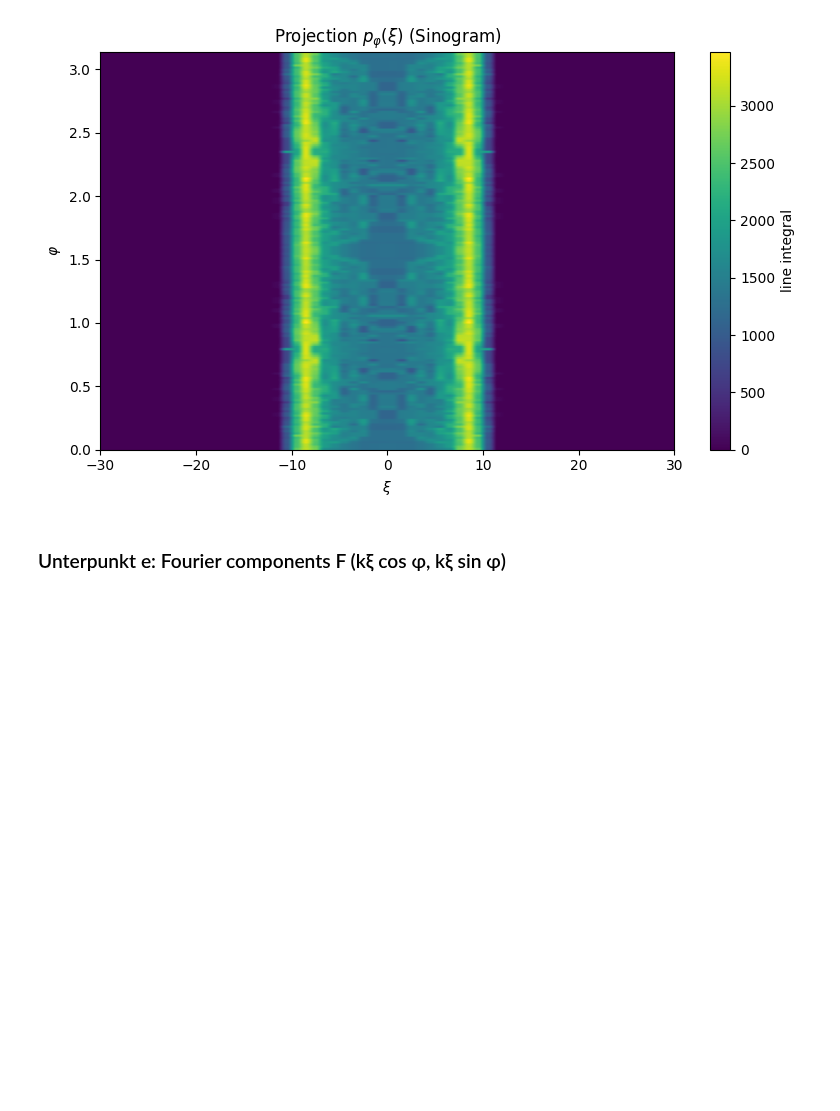
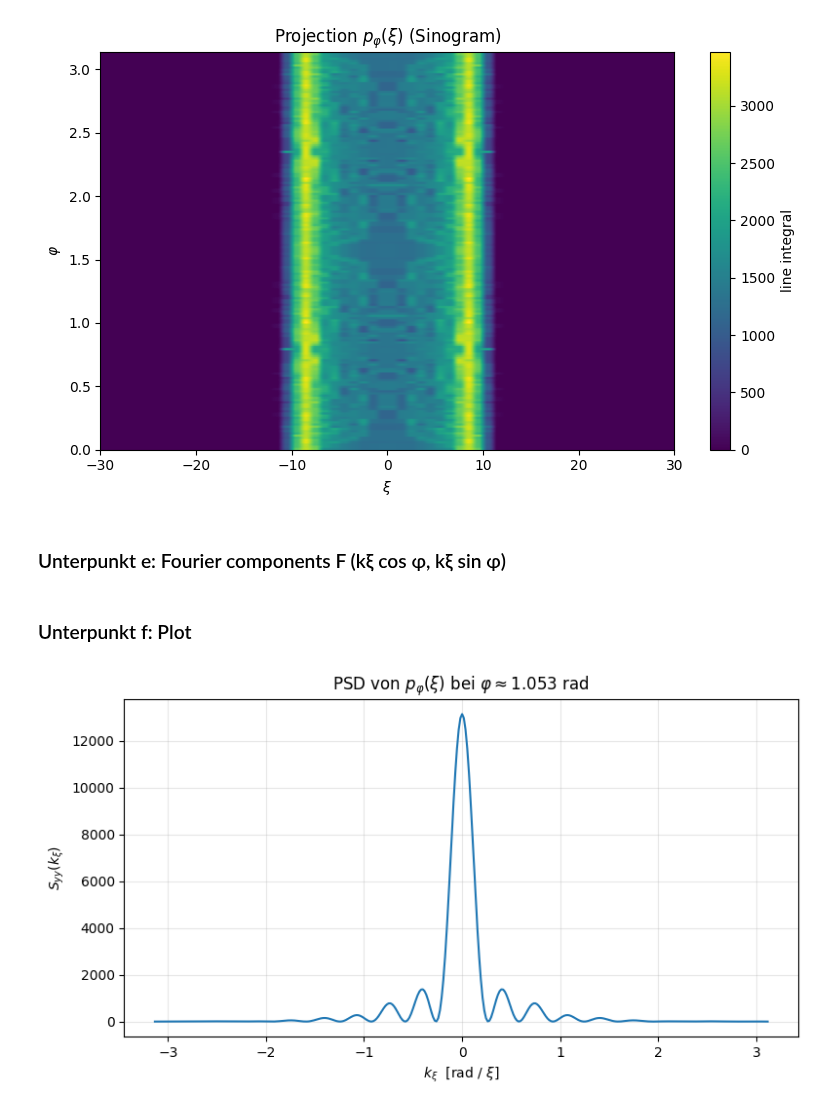
Before and after one commit to OverAmpJinx/CompPhyWS25, a Jupyter notebook: Assignment2/a21forwardtrafo.ipynb, the cells around one changed output. Saved outputs shown, nothing was run; the diff lists cells and outputs as text; code cells hidden in the pictures; blank space fills up the shorter version.

```diff
--- a/Assignment2/a21forwardtrafo.ipynb
+++ b/Assignment2/a21forwardtrafo.ipynb
@@ -107,3 +107,34 @@ sinphi = np.sin(phi_interval)[:, None]
 
 kx = kxi[None, :] * cosphi    # (N_phi, N_ksi)
 ky = kxi[None, :] * sinphi    # (N_phi, N_ksi)
+# %% [markdown]
+### Unterpunkt f: Plot
+# %%
+# 1) wähle einen Winkelindex p (frei wählbar)
+p = 60                                  # z.B. φ ≈ phi_interval[60]
+y = p_phi[p, :]                         # Signal entlang ξ
+N_ksi = y.size
+
+# 2) Δξ und zentrierte kξ-Stützstellen wie in (e)
+delta_ksi = ksi_interval[1] - ksi_interval[0]
+m = np.arange(-N_ksi//2, N_ksi//2, dtype=float)      # m = -N/2 ... N/2-1
+kxi = (2.0*np.pi/(N_ksi*delta_ksi)) * m              # kξ in rad/ξ
+
+# 3) Manuelle "DFT" à la (e): F(kξ) = Σ_j y(ξ_j) e^{i kξ ξ_j} Δξ  (keine FFT)
+E = np.exp(1j * np.outer(kxi, ksi_interval))         # (N_ksi, N_ksi) mit e^{i kξ_m ξ_j}
+F_kxi = E @ (y * delta_ksi)                          # (N_ksi,)
+
+# 4) Power Spectral Density (bis auf globale Normierung wie in (12))
+S = (np.abs(F_kxi)**2) / (N_ksi**2)                  # Form wie (12); Δξ steckt in F_kxi
+
+# 5) Plot
+plt.figure(figsize=(8,4.5))
+plt.plot(kxi, S)
+plt.xlabel(r'$k_\xi$  [rad / $\xi$]')
+plt.ylabel(r'$S_{yy}(k_\xi)$')
+plt.title(rf'PSD von $p_\varphi(\xi)$ bei $\varphi \approx {phi_interval[p]:.3f}$ rad')
+plt.grid(True, alpha=0.3)
+plt.tight_layout()
+plt.show()
+# %% [output]
+[figure, added]
```
